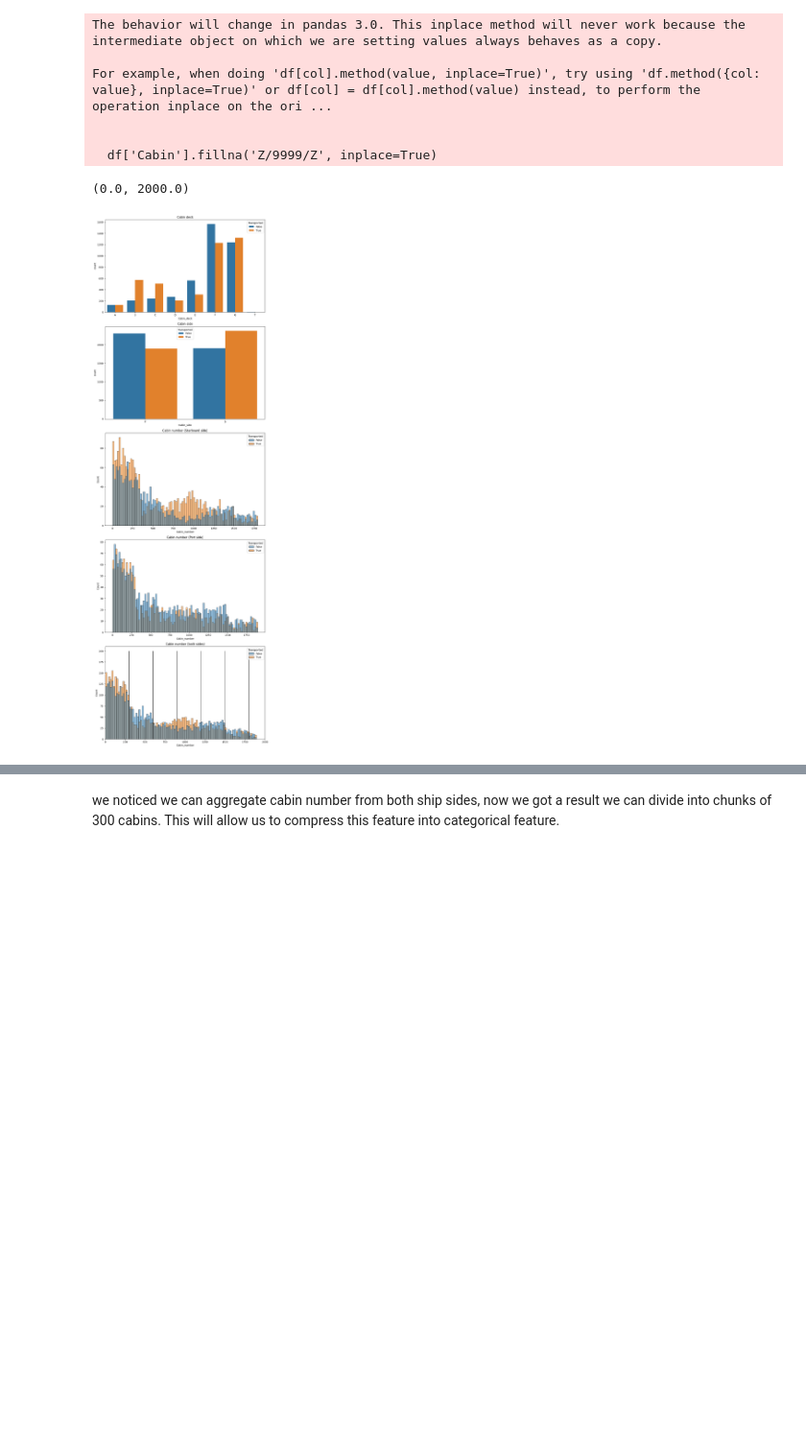
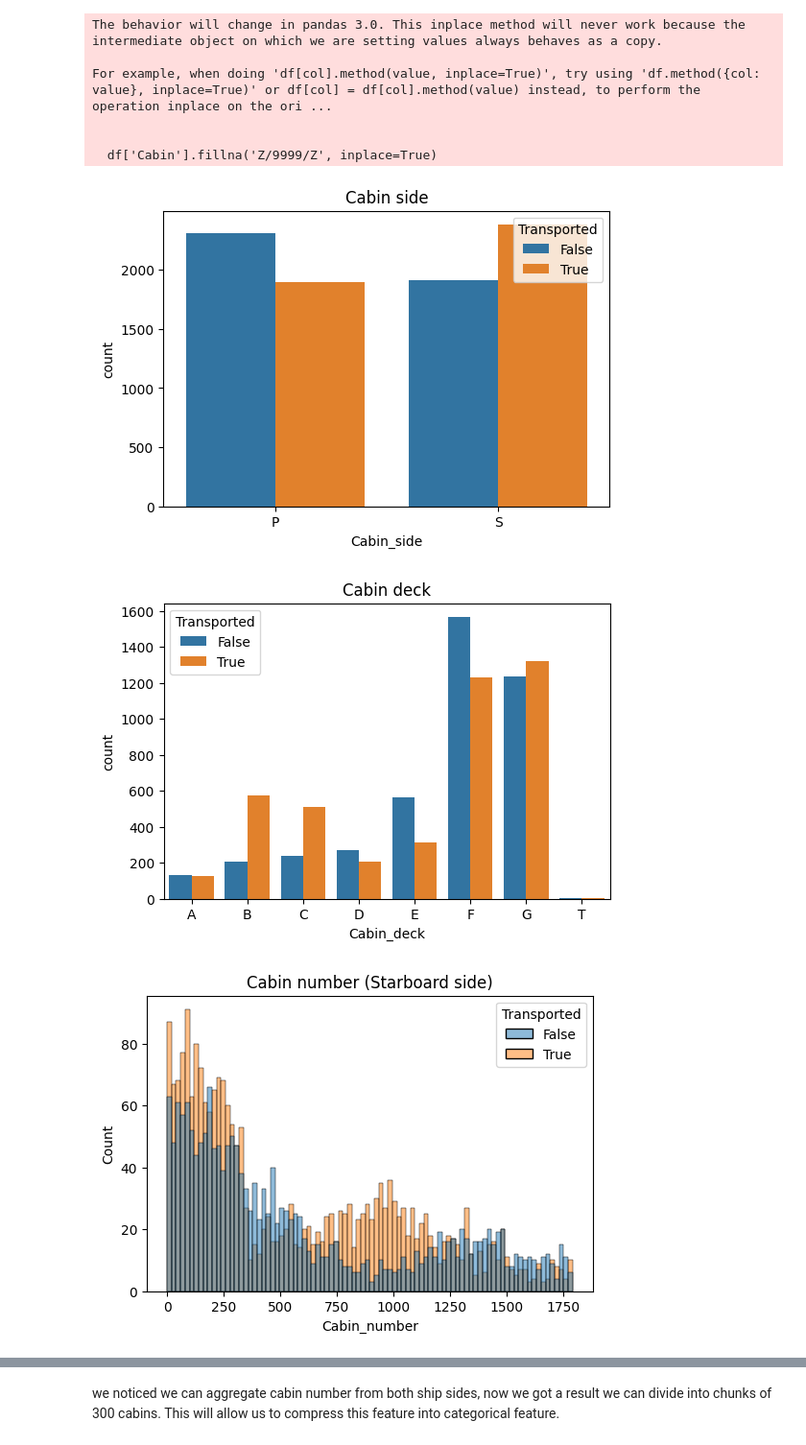
Before and after one commit to YarinArava/SpaceShipTitanic_FinalProject, a Jupyter notebook: Spaceship_Titanic_corrected.ipynb, the cells around one changed output, grey strips where cells are left out. Shown at 96% size. Saved outputs shown, nothing was run; the diff lists cells and outputs as text; code cells hidden in the pictures; blank space fills up the shorter version.

```diff
--- a/Spaceship_Titanic_corrected.ipynb
+++ b/Spaceship_Titanic_corrected.ipynb
@@ -360,9 +375,8 @@ Now it's very clear - passengers who didn't spent money were more likely to be t
 We now divde passengers to age groups, this will later help us visualize data and fill in missing features. Later we will drop this column.
 # %%
 df['Age_group']=np.nan
-df.loc[df['Age']<=12,'Age_group']='Age_0-12'
-df.loc[(df['Age']>12) & (df['Age']<=17),'Age_group']='Age_13-17'
-df.loc[(df['Age']>17) & (df['Age']<=25),'Age_group']='Age_18-25'
-df.loc[(df['Age']>25) & (df['Age']<=30),'Age_group']='Age_26-30'
+df.loc[df['Age']<=13,'Age_group']='Age_0-13'
+df.loc[(df['Age']>13) & (df['Age']<=18),'Age_group']='Age_14-18'
+df.loc[(df['Age']>18) & (df['Age']<=30),'Age_group']='Age_19-30'
 df.loc[(df['Age']>30) & (df['Age']<=50),'Age_group']='Age_31-50'
 df.loc[df['Age']>50,'Age_group']='Age_51+'
@@ -383,10 +397,10 @@ We will now extract deck, cabin number and side from cabin.
 # Replace NaN's with outliers for now (so we can split feature)
 df['Cabin'].fillna('Z/9999/Z', inplace=True)
 
-# New features - training set
-df['Cabin_deck'] = df['Cabin'].apply(lambda x: x.split('/')[0])
-df['Cabin_number'] = df['Cabin'].apply(lambda x: x.split('/')[1]).astype(int)
-df['Cabin_side'] = df['Cabin'].apply(lambda x: x.split('/')[2])
+cabin = df['Cabin'].str.split('/', expand=True)
+df['Cabin_deck'] = cabin[0]
+df['Cabin_number'] = cabin[1].astype(int)
+df['Cabin_side'] = cabin[2]
 
 # Put Nan's back in (we will fill these later)
 df.loc[df['Cabin_deck']=='Z', 'Cabin_deck']=np.nan
@@ -404,44 +418,47 @@ For example, when doing 'df[col].method(value, inplace=True)', try using 'df.met
   df['Cabin'].fillna('Z/9999/Z', inplace=True)
 # %%
 # Plot distribution of new features
-fig=plt.figure(figsize=(10,30))
-plt.subplot(5,1,1)
+plt.figure(figsize=figsize)
+sns.countplot(data=df, x='Cabin_side', hue='Transported')
+plt.title('Cabin side')
+
+figsize=(6,4)
+plt.figure(figsize=figsize)
 sns.countplot(data=df, x='Cabin_deck', hue='Transported', order=['A','B','C','D','E','F','G','T'])
 plt.title('Cabin deck')
 
-plt.subplot(5,1,3)
+plt.figure(figsize=figsize)
 sns.histplot(
     data=df[df["Cabin_side"] == "S"],
     x="Cabin_number",
     hue="Transported",
     binwidth=20
 )
 plt.title('Cabin number (Starboard side)')
 
-plt.subplot(5,1,4)
+plt.figure(figsize=figsize)
 sns.histplot(
     data=df[df["Cabin_side"] == "P"],
     x="Cabin_number",
     hue="Transported",
     binwidth=20
 )
 plt.title('Cabin number (Port side)')
 
-plt.subplot(5,1,2)
-sns.countplot(data=df, x='Cabin_side', hue='Transported')
-plt.title('Cabin side')
-fig.tight_layout()
-
-plt.subplot(5,1,5)
+plt.figure(figsize=figsize)
 sns.histplot(data=df, x='Cabin_number', hue='Transported',binwidth=20)
-plt.vlines(300, ymin=0, ymax=200, color='black')
-plt.vlines(600, ymin=0, ymax=200, color='black')
-plt.vlines(900, ymin=0, ymax=200, color='black')
-plt.vlines(1200, ymin=0, ymax=200, color='black')
-plt.vlines(1500, ymin=0, ymax=200, color='black')
-plt.vlines(1800, ymin=0, ymax=200, color='black')
+plt.axvline(300, color='black')
+plt.axvline(600,  color='black')
+plt.axvline(900, color='black')
+plt.axvline(1200, color='black')
+plt.axvline(1500, color='black')
+plt.axvline(1800, color='black')
 plt.title('Cabin number (both sides)')
 plt.xlim([0,2000])
+
+plt.tight_layout()
+plt.show()
 # %% [output]
-(0.0, 2000.0)
-[figure, old version]
+[figure, new version]
+[figure, added]
+[figure, added]
```
Also changed, not shown: parts of 26 cells of this notebook.
